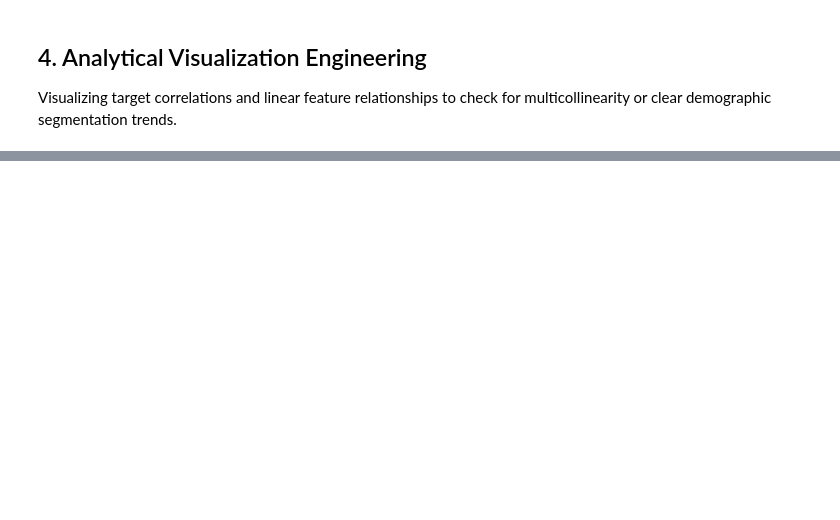
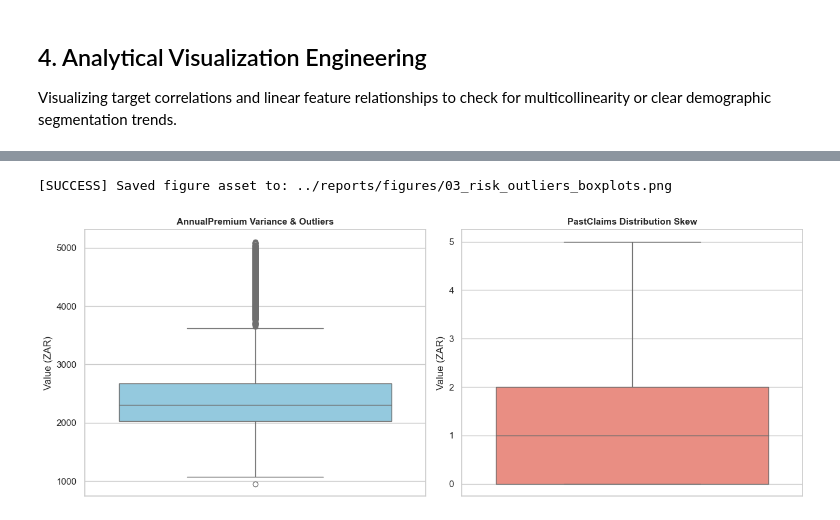
Before and after one commit to Solih06/auto-insurance-risk-analytics, a Jupyter notebook: notebooks/01_exploratory_analysis.ipynb, the cells around one changed output, grey strips where cells are left out. Cells and saved outputs as stored; diff of their text form; code cells hidden in the pictures; blank space fills up the shorter version.

```diff
--- a/notebooks/01_exploratory_analysis.ipynb
+++ b/notebooks/01_exploratory_analysis.ipynb
@@ -137,15 +238,33 @@ plt.show()
 # %%
-plt.figure(figsize=(12, 4))
+import os
+import matplotlib.pyplot as plt
+import seaborn as sns
 
+# Dynamically pull metrics
+premium_col = [c for c in df.columns if 'premium' in c.lower()][0]
+claim_col = [c for c in df.columns if 'claim' in c.lower()][0]
+
+plt.figure(figsize=(13, 5))
+
+# Subplot 1: Premium Fields Variance
 plt.subplot(1, 2, 1)
-sns.boxplot(data=df, y='TotalPremium', color='skyblue')
-plt.title('Premium Field Variance & Outliers')
-plt.ylabel('Premium Value (ZAR)')
+sns.boxplot(data=df, y=premium_col, color='skyblue')
+plt.title(f'{premium_col} Variance & Outliers', fontweight='bold', fontsize=11)
+plt.ylabel('Value (ZAR)')
 
+# Subplot 2: Claim Structural Skew
 plt.subplot(1, 2, 2)
-sns.boxplot(data=df, y='TotalClaim', color='salmon')
-plt.title('Claim Distribution Skew')
-plt.ylabel('Claim Value (ZAR)')
+sns.boxplot(data=df, y=claim_col, color='salmon')
+plt.title(f'{claim_col} Distribution Skew', fontweight='bold', fontsize=11)
+plt.ylabel('Value (ZAR)')
 
 plt.tight_layout()
+
+# Save combined plot dashboard asset
+output_path = '../reports/figures/03_risk_outliers_boxplots.png'
+plt.savefig(output_path, dpi=300, bbox_inches='tight')
+print(f"[SUCCESS] Saved figure asset to: {output_path}")
 plt.show()
+# %% [output]
+[SUCCESS] Saved figure asset to: ../reports/figures/03_risk_outliers_boxplots.png
+[figure, added]
```
Also changed, not shown: parts of 8 cells of this notebook.
